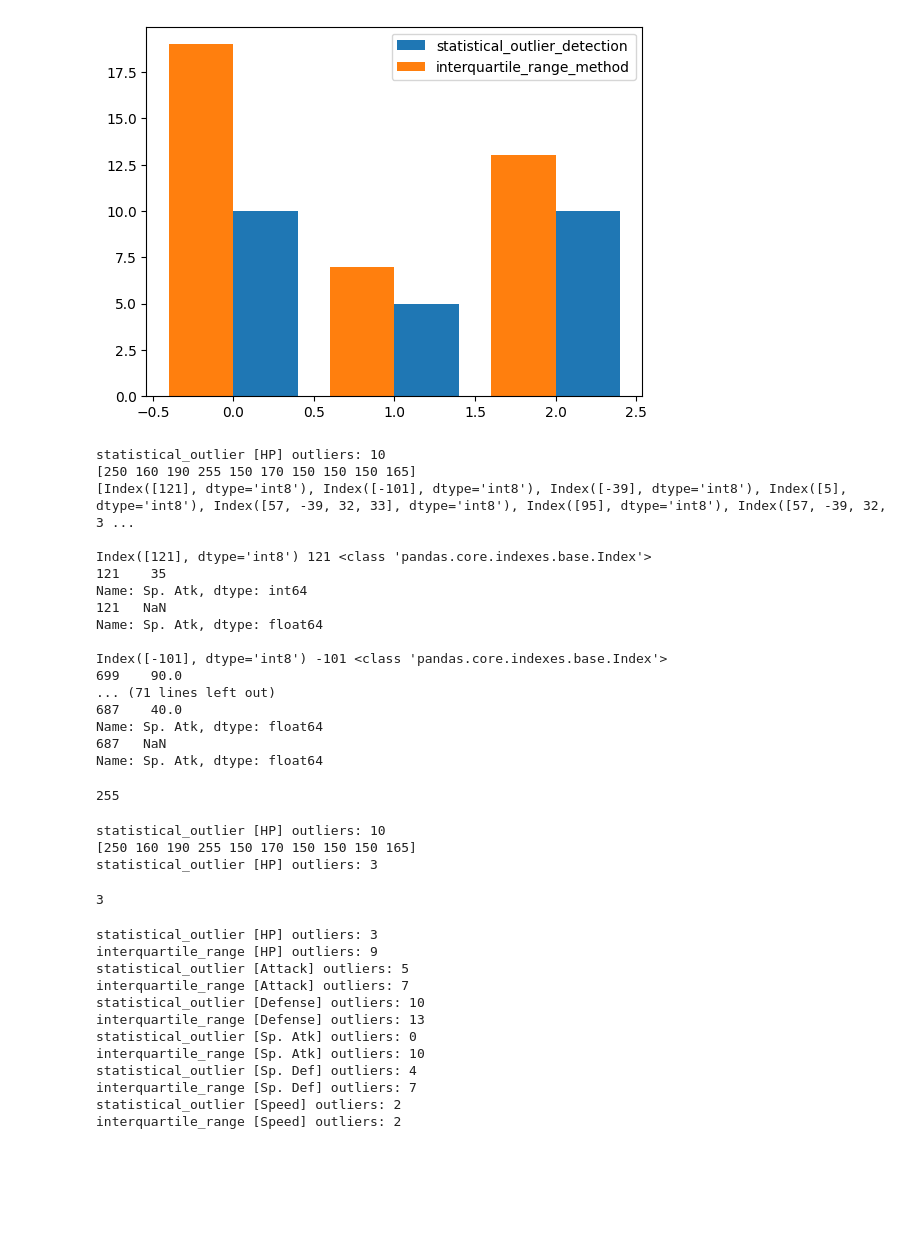
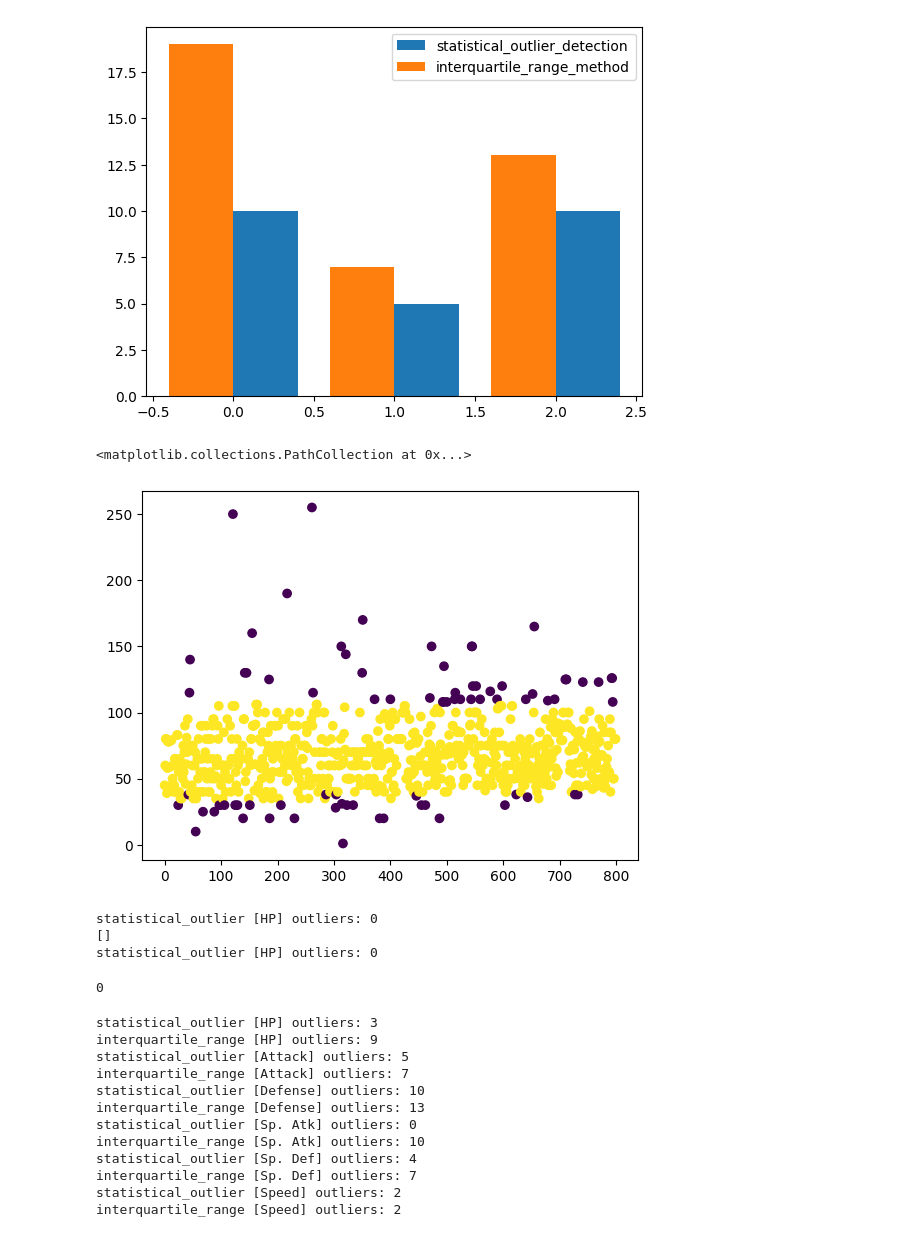
Before and after one commit to Dime98/smartdata-internship, a Jupyter notebook: task7/task7.ipynb, the cells around one changed output. Cells and saved outputs as stored; diff of their text form; code cells hidden in the pictures; blank space fills up the shorter version.

```diff
--- a/task7/task7.ipynb
+++ b/task7/task7.ipynb
@@ -309,20 +270,17 @@ interquartile_range [Defense] outliers: 13
 [figure]
 # %%
 # [-] not working, cannot change value by index
-# 10. Modify the contamination value for each algorithm, plot thegraph of dependence of the
-# outliers number on it and make some cocnclusions.
 
-outliners = statistical_outlier_detection(df2["HP"], True)
+outliers = statistical_outlier_detection(df2["HP"], True)
+print(outliers)
 
-print(outliners)
-
-# for new_value, index in zip(outliners, df.index):
+# for new_value, index in zip(outliers, df.index):
 #     print()
 #     print(new_value)
 #     print(index)
 #     df2.at[index, 'HP'] = 9999
 
-indx = [df2[df2['HP'] == i].index.astype('int8') for i in outliners]
+indx = [df2[df2['HP'] == i].index.astype('int8') for i in outliers]
 print(indx)
 for i in indx:
     print()
@@ -335,7 +293,7 @@ for i in indx:
     df2.iloc[i, column_index] = np.nan
     print(df2.iloc[i, column_index])
 
-# for i in outliners:
+# for i in outliers:
 #     print()
 #     print(f"i    {i}")
 
@@ -358,35 +316,41 @@ for i in indx:
 
 df2["HP"].max()
 # df2["HP"]
-# %% [output]
-statistical_outlier [HP] outliers: 10
-[250 160 190 255 150 170 150 150 150 165]
-[Index([121], dtype='int8'), Index([-101], dtype='int8'), Index([-39], dtype='int8'), Index([5], dtype='int8'), Index([57, -39, 32, 33], dtype='int8'), Index([95], dtype='int8'), Index([57, -39, 32, 3 ...
-
-Index([121], dtype='int8') 121 <class 'pandas.core.indexes.base.Index'>
-121    35
-Name: Sp. Atk, dtype: int64
-121   NaN
-Name: Sp. Atk, dtype: float64
-
-Index([-101], dtype='int8') -101 <class 'pandas.core.indexes.base.Index'>
-699    90.0
-... (71 lines left out)
-687    40.0
-Name: Sp. Atk, dtype: float64
-687   NaN
-Name: Sp. Atk, dtype: float64
-255
+# %%
+# 10. Modify the contamination value for each algorithm, plot thegraph of dependence of the
+# outliers number on it and make some cocnclusions.
+
+from sklearn.ensemble import IsolationForest
+x = df["HP"].values.reshape(-1, 1)
+# x = x.to_numpy()
+x.shape
+x
+
+clf = IsolationForest(contamination=0.1).fit(x)
+clf.predict(x)
+clf
+
+predictions = clf.predict(x)
+predictions
+
+# plt.scatter(df.index, df["HP"], color='red')
+# plt.scatter(df.index, predictions)
+
+plt.scatter(df.index, df["HP"], c=predictions)
+# %% [output]
+<matplotlib.collections.PathCollection at 0x...>
+[figure, added]
 # %%
 # 11. Try to come up with some methods of outliers removing. Test your guesses and make some
 # relevant conclusions.
+# more times you run this cell, less outliers there would be
 
-# delete outliners
-outliners = statistical_outlier_detection(df2["HP"], True)
+# delete outliers
+outliers = statistical_outlier_detection(df2["HP"], True)
 
-print(outliners)
+print(outliers)
 
-for i in outliners:
+for i in outliers:
     # print()
     # print(i)
     # print( df2[df2["HP"] == i] )
@@ -400,10 +364,10 @@ statistical_outlier_detection(df2["HP"])
 # df2["HP"].iloc[]
 # print( df2.iloc[250] )
 # %% [output]
-statistical_outlier [HP] outliers: 10
-[250 160 190 255 150 170 150 150 150 165]
-statistical_outlier [HP] outliers: 3
+statistical_outlier [HP] outliers: 0
+[]
+statistical_outlier [HP] outliers: 0
-3
+0
 # %%
 # . Create a table that shows thenumber of outliers in dependence of the used algorithm. Try to
 # identify the most accurate one in your opinion.
```
Also changed, not shown: parts of 4 cells of this notebook.
